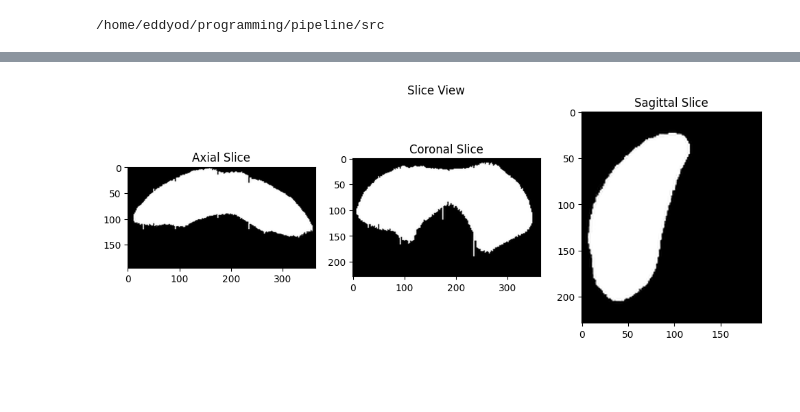
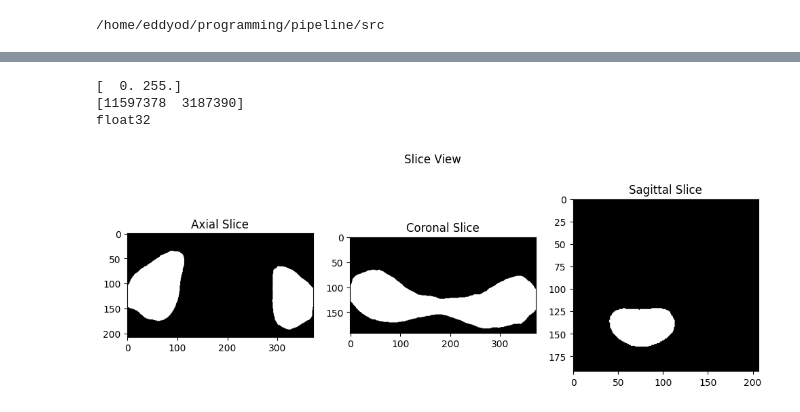
Before and after one commit to BrainSharer/pipeline, a Jupyter notebook: src/atlas/notebooks/view_volumes.ipynb, the cells around one changed output, grey strips where cells are left out. Drawn from its saved outputs; the diff is of its cells as text; code cells hidden in the pictures; blank space fills up the shorter version.

```diff
--- a/src/atlas/notebooks/view_volumes.ipynb
+++ b/src/atlas/notebooks/view_volumes.ipynb
@@ -226,4 +128,0 @@ print(avg_volume.shape, avg_volume.dtype)
-# %%
-visualize_slices(avg_volume)
-# %% [output]
-[figure, removed]
@@ -264,0 +129,18 @@ for animal in animals:
+# %%
+#testarr = adjust_volume(avg_volume, allen_id=255)
+allen_id = 255
+volume = avg_volume.copy()
+volume = gaussian(volume, 2.0)
+upper = 175
+volume[(volume > upper) ] = 255
+volume[(volume != 255)] = 0
+ids, counts = np.unique(volume, return_counts=True)
+print(ids)
+print(counts)
+print(volume.dtype)
+visualize_slices(volume)
+# %% [output]
+[  0. 255.]
+[11597378  3187390]
+float32
+[figure, added]
```
Also changed, not shown: parts of 12 cells of this notebook, 4 other files.
